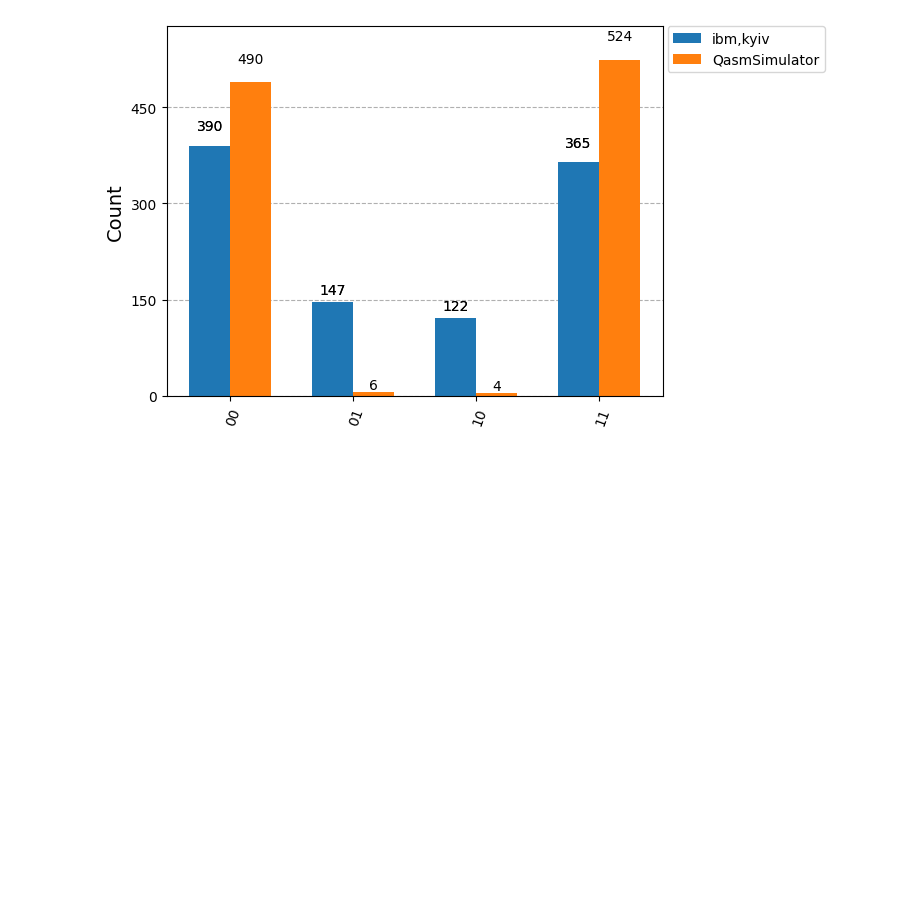
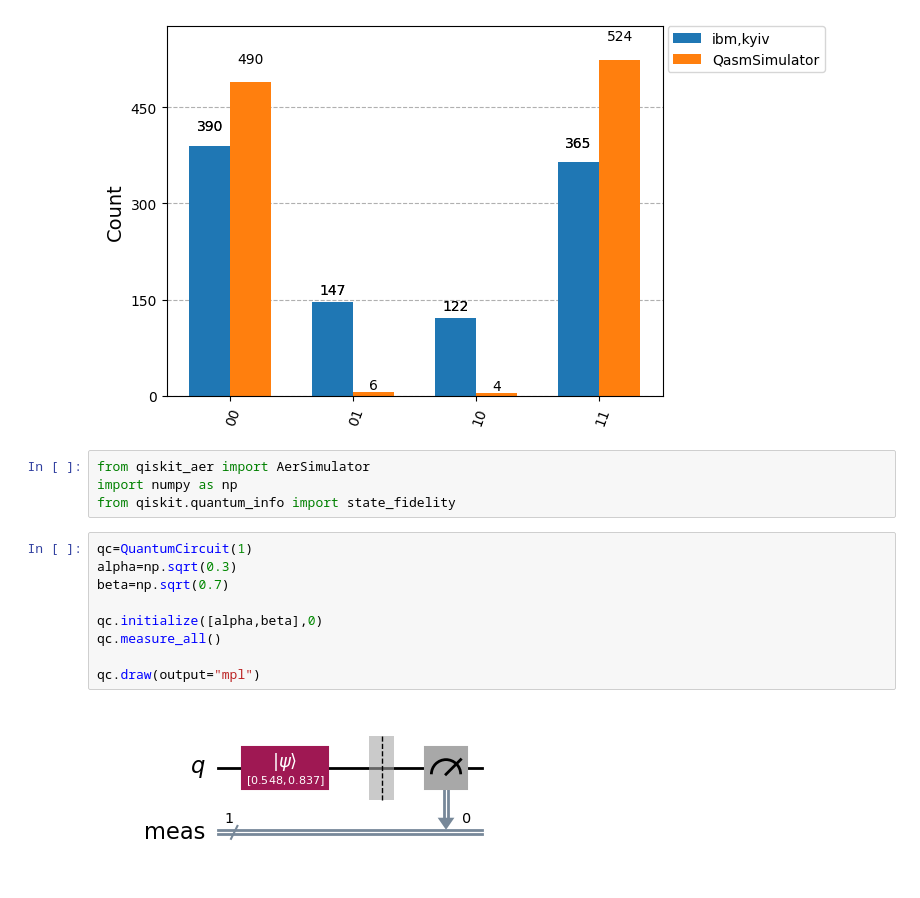
Before and after one commit to RajatSaha1106/Qiskit-Fundamentals, a Jupyter notebook: Experimental Quantum Embedding.ipynb, the cells around one changed output. Cells and saved outputs as stored; diff of their text form; blank space fills up the shorter version.

Commit message:
Added stuffs which can precisely calculate state fidelity

```diff
--- a/Experimental Quantum Embedding.ipynb
+++ b/Experimental Quantum Embedding.ipynb
@@ -261,3 +259,18 @@ Result_dict
 plot_histogram([Result_dict["ibm_kyiv"],Result_dict["Qasm"]],legend=["ibm,kyiv","QasmSimulator"])
 # %% [output]
 [figure]
+# %%
+from qiskit_aer import AerSimulator
+import numpy as np
+from qiskit.quantum_info import state_fidelity
+# %%
+qc=QuantumCircuit(1)
+alpha=np.sqrt(0.3)
+beta=np.sqrt(0.7)
+
+qc.initialize([alpha,beta],0)
+qc.measure_all()
+
+qc.draw(output="mpl")
+# %% [output]
+[figure, added]
```
Also changed, not shown: parts of 8 cells of this notebook.
